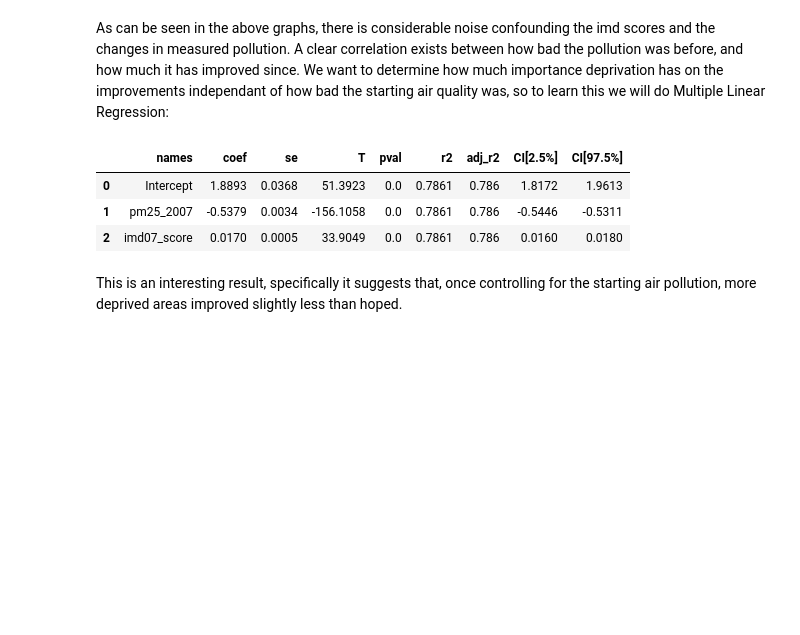
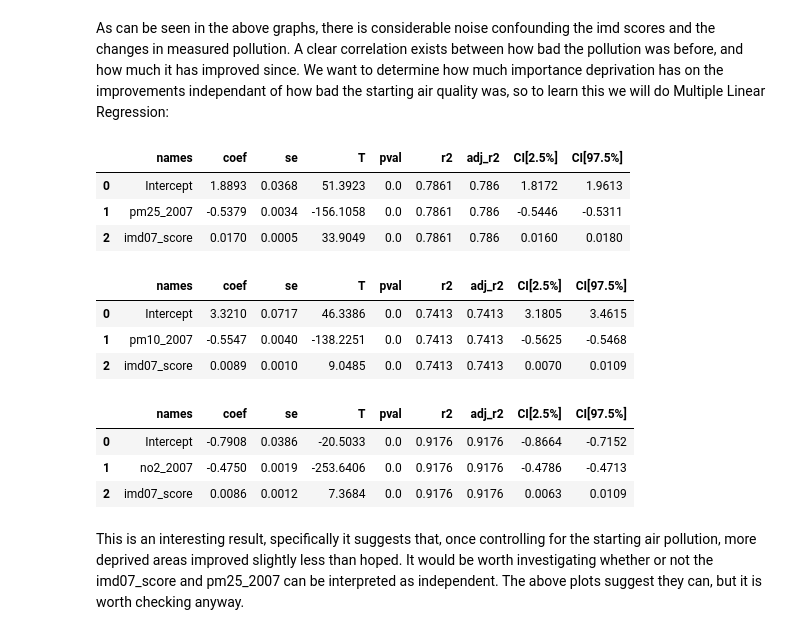
Before and after one commit to archie955/Environmental_Analysis, a Jupyter notebook: analysis.ipynb, the cells around one changed output. Saved outputs shown, nothing was run; the diff lists cells and outputs as text; code cells hidden in the pictures; blank space fills up the shorter version.

```diff
--- a/analysis.ipynb
+++ b/analysis.ipynb
@@ -134,5 +148,21 @@ lm.round(4)
 | 0 | Intercept | 1.8893 | 0.0368 | 51.3923 | 0.0 | 0.7861 | 0.786 | 1.8172 | 1.9613 |
 | 1 | pm25_2007 | -0.5379 | 0.0034 | -156.1058 | 0.0 | 0.7861 | 0.786 | -0.5446 | -0.5311 |
 | 2 | imd07_score | 0.0170 | 0.0005 | 33.9049 | 0.0 | 0.7861 | 0.786 | 0.0160 | 0.0180 |
+# %%
+lm = pg.linear_regression(df[['pm10_2007', 'imd07_score']], df['delta_pm10'], remove_na=True)
+lm.round(4)
+# %% [output]
+|  | names | coef | se | T | pval | r2 | adj_r2 | CI[2.5%] | CI[97.5%] |
+| 0 | Intercept | 3.3210 | 0.0717 | 46.3386 | 0.0 | 0.7413 | 0.7413 | 3.1805 | 3.4615 |
+| 1 | pm10_2007 | -0.5547 | 0.0040 | -138.2251 | 0.0 | 0.7413 | 0.7413 | -0.5625 | -0.5468 |
+| 2 | imd07_score | 0.0089 | 0.0010 | 9.0485 | 0.0 | 0.7413 | 0.7413 | 0.0070 | 0.0109 |
+# %%
+lm = pg.linear_regression(df[['no2_2007', 'imd07_score']], df['delta_no2'], remove_na=True)
+lm.round(4)
+# %% [output]
+|  | names | coef | se | T | pval | r2 | adj_r2 | CI[2.5%] | CI[97.5%] |
+| 0 | Intercept | -0.7908 | 0.0386 | -20.5033 | 0.0 | 0.9176 | 0.9176 | -0.8664 | -0.7152 |
+| 1 | no2_2007 | -0.4750 | 0.0019 | -253.6406 | 0.0 | 0.9176 | 0.9176 | -0.4786 | -0.4713 |
+| 2 | imd07_score | 0.0086 | 0.0012 | 7.3684 | 0.0 | 0.9176 | 0.9176 | 0.0063 | 0.0109 |
 # %% [markdown]
-This is an interesting result, specifically it suggests that, once controlling for the starting air pollution, more deprived areas improved slightly less than hoped.
+This is an interesting result, specifically it suggests that, once controlling for the starting air pollution, more deprived areas improved slightly less than hoped. It would be worth investigating whether or not the imd07_score and pm25_2007 can be interpreted as independent. The above plots suggest they can, but it is worth checking anyway.
```
Also changed, not shown: parts of 1 cell of this notebook.
